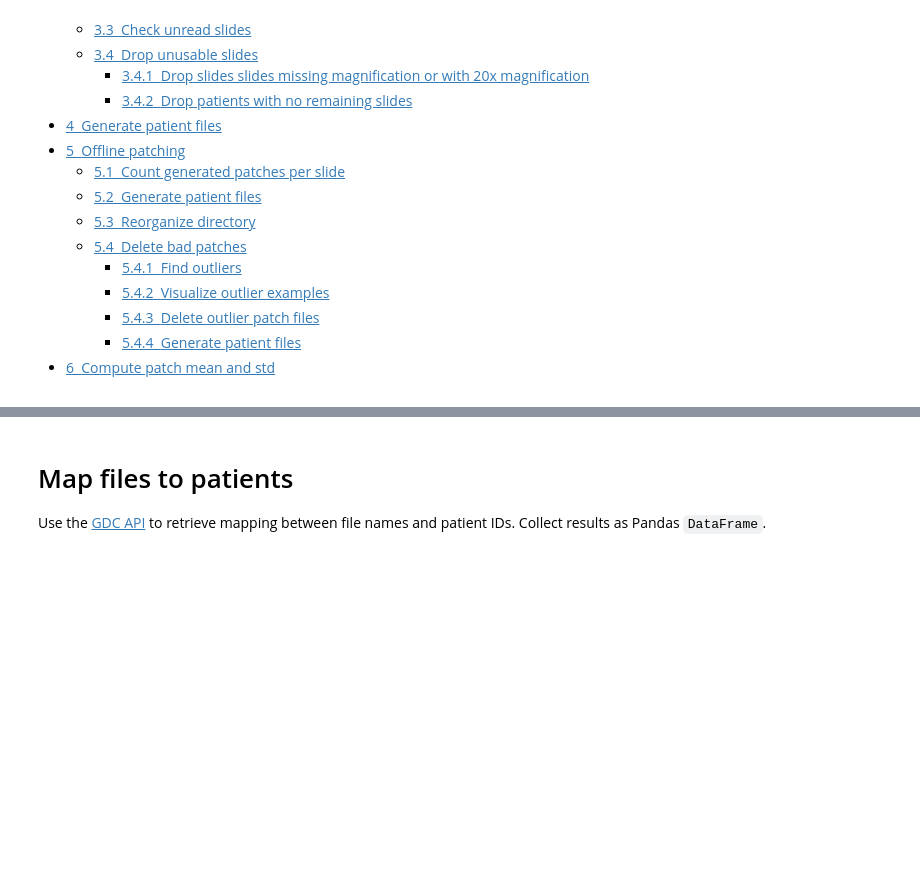
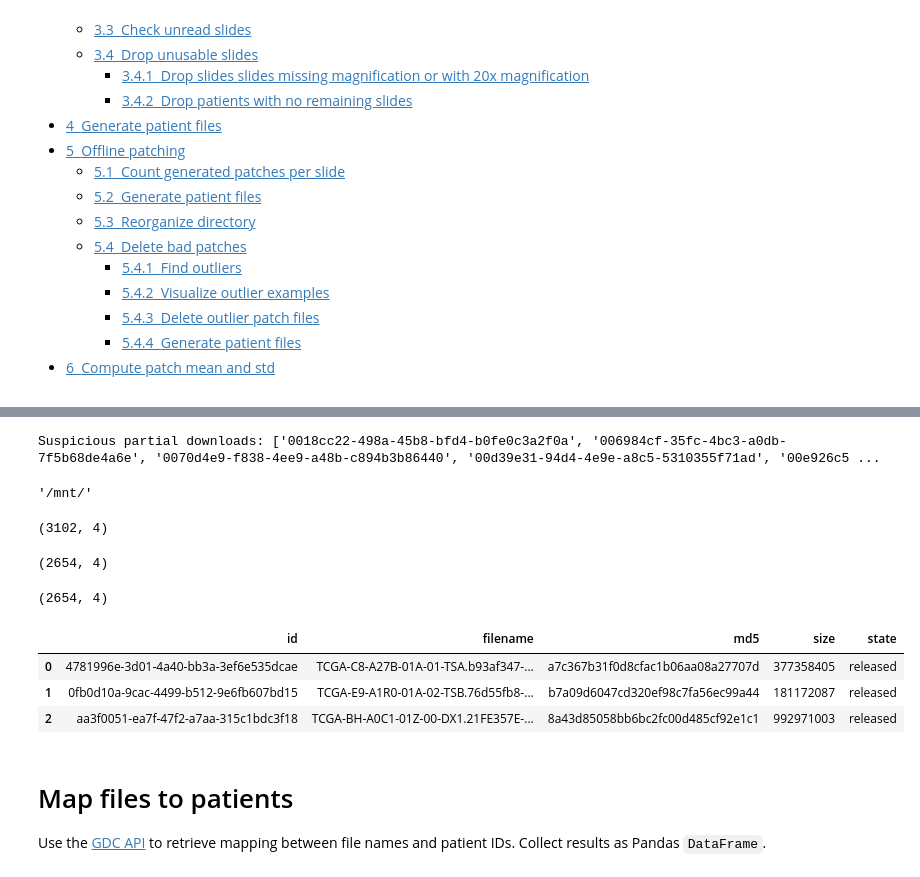
Before and after one commit to OriBesen-TAU/multisurv, a Jupyter notebook: data/preprocess_wsi.ipynb, the cells around one changed output, grey strips where cells are left out. Cells and saved outputs as stored; diff of their text form; code cells hidden in the pictures; blank space fills up the shorter version.

```diff
--- a/data/preprocess_wsi.ipynb
+++ b/data/preprocess_wsi.ipynb
@@ -63,0 +34,45 @@ sub_manifest.to_csv(sub_manifest_file, sep='\t', index=False)
+# %%
+broken_files = []
+index = 0
+for folder in os.listdir(downloaded_samples):
+    folder_path = os.path.join(downloaded_samples, folder)
+    if not os.path.isdir(folder_path):
+        continue
+
+    for f in os.listdir(folder_path):
+        if 'partial' in f.lower() or f.lower().endswith('.partial'):
+            broken_files.append(folder)
+    index+=1
+print("Suspicious partial downloads:", broken_files)
+# %% [output]
+Suspicious partial downloads: ['0018cc22-498a-45b8-bfd4-b0fe0c3a2f0a', '006984cf-35fc-4bc3-a0db-7f5b68de4a6e', '0070d4e9-f838-4ee9-a48b-c894b3b86440', '00d39e31-94d4-4e9e-a8c5-5310355f71ad', '00e926c5 ...
+# %%
+manifest_file = os.path.join('/app/data/manifests/',
+                             'gdc_manifest.2025-06-01-wsi.txt')
+manifest = pd.read_csv(manifest_file, sep='\t', index_col='id')
+# %%
+downloaded_samples[:5]
+# %% [output]
+'/mnt/'
+# %%
+manifest.shape
+# %% [output]
+(3102, 4)
+# %%
+manifest[~manifest.index.isin(broken_files)].shape
+# %% [output]
+(2654, 4)
+# %%
+sub_manifest = manifest[~manifest.index.isin(broken_files)]
+sub_manifest.shape
+# %% [output]
+(2654, 4)
+# %%
+sub_manifest.reset_index(level=0, inplace=True)
+# %%
+sub_manifest.head(3)
+# %% [output]
+|  | id | filename | md5 | size | state |
+| 0 | 4781996e-3d01-4a40-bb3a-3ef6e535dcae | TCGA-C8-A27B-01A-01-TSA.b93af347-... | a7c367b31f0d8cfac1b06aa08a27707d | 377358405 | released |
+| 1 | 0fb0d10a-9cac-4499-b512-9e6fb607bd15 | TCGA-E9-A1R0-01A-02-TSB.76d55fb8-... | b7a09d6047cd320ef98c7fa56ec99a44 | 181172087 | released |
+| 2 | aa3f0051-ea7f-47f2-a7aa-315c1bdc3f18 | TCGA-BH-A0C1-01Z-00-DX1.21FE357E-... | 8a43d85058bb6bc2fc00d485cf92e1c1 | 992971003 | released |
```
Also changed, not shown: parts of 112 cells of this notebook, 15 other files.
